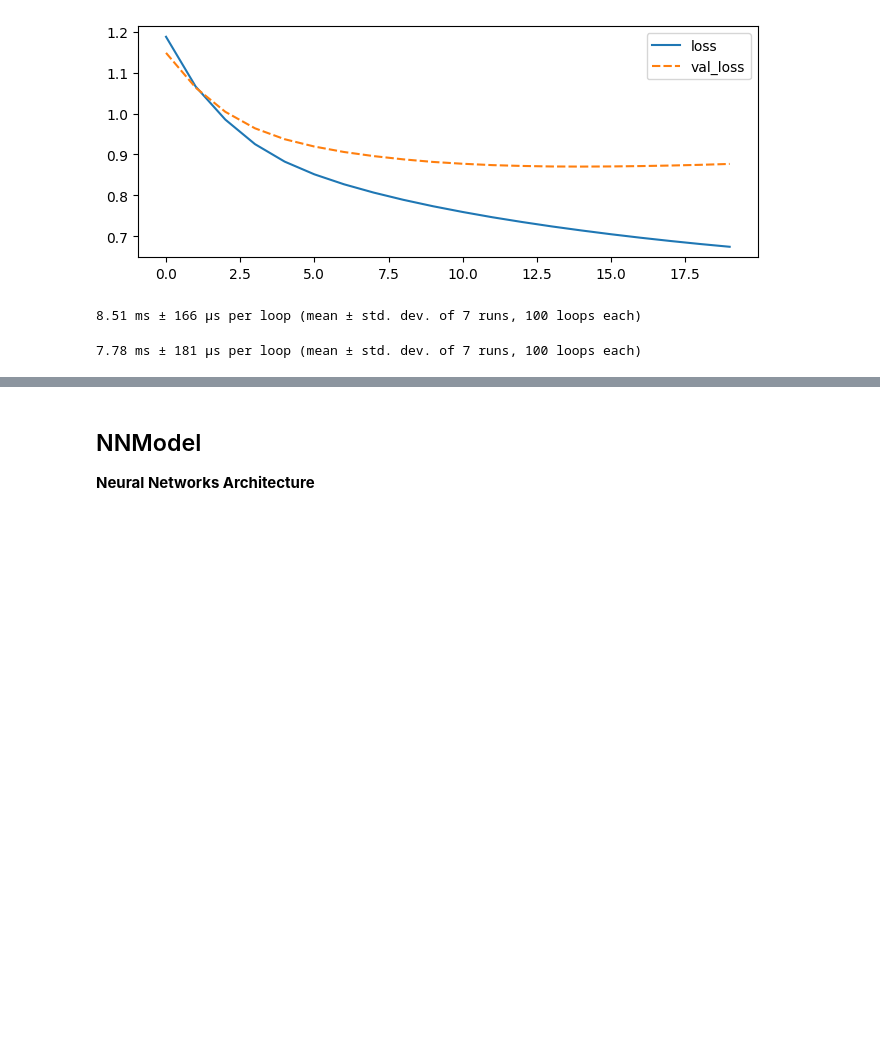
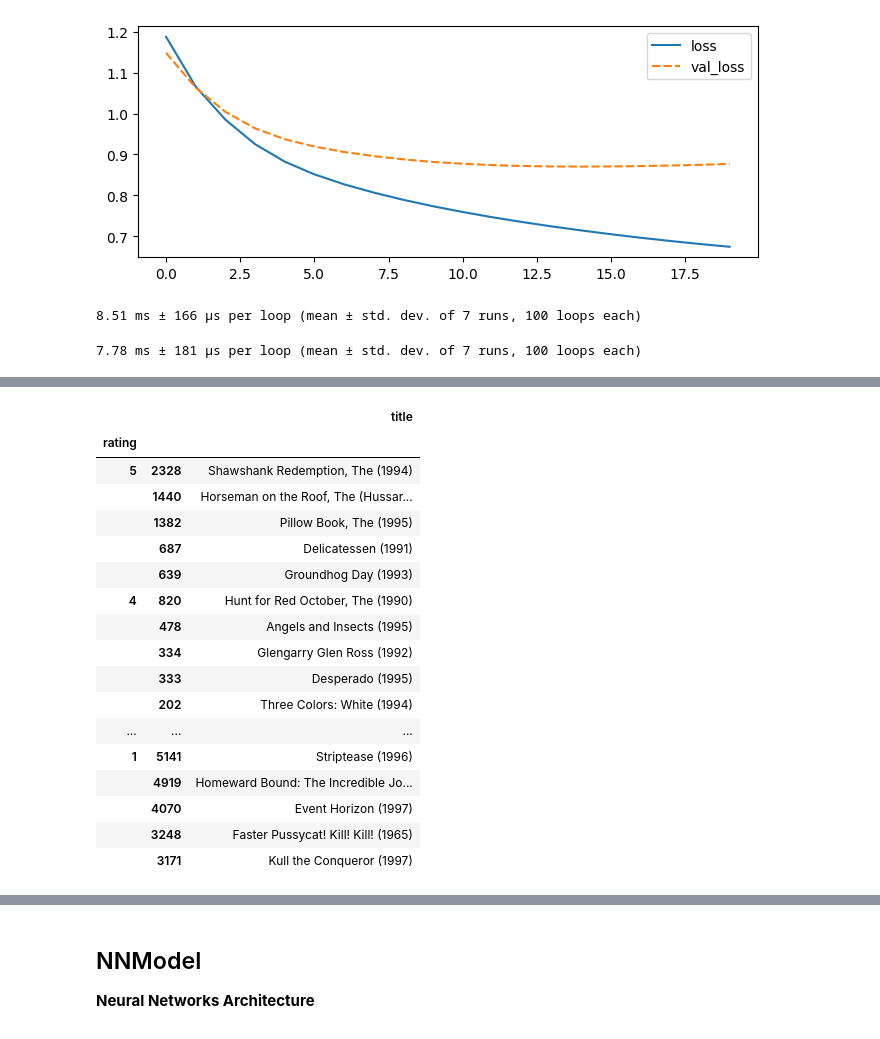
Before and after one commit to sunkusun9/rcmd_2503, a Jupyter notebook: 4.Matrix Factorization1.ipynb, the cells around one changed output, grey strips where cells are left out. Cells and saved outputs as stored; diff of their text form; code cells hidden in the pictures; blank space fills up the shorter version.

```diff
--- a/4.Matrix Factorization1.ipynb
+++ b/4.Matrix Factorization1.ipynb
@@ -1010,0 +1034,26 @@ mf_mean_model.predict_by_userid(1, df_movie.index)
+# %%
+df_ratings.query('`user id` == 1')[['item id', 'rating']].assign(
+    title = lambda x: x['item id'].map(df_movie['movie title']),
+    rating = lambda x: x['rating'].astype('int')
+).groupby('rating').apply(
+    lambda x: x[['title']].head(5), include_groups = False
+).sort_index(level=0, ascending = False)
+# %% [output]
+|  |  | title |
+| rating |  |  |
+| 5 | 2328 | Shawshank Redemption, The (1994) |
+|  | 1440 | Horseman on the Roof, The (Hussar... |
+|  | 1382 | Pillow Book, The (1995) |
+|  | 687 | Delicatessen (1991) |
+|  | 639 | Groundhog Day (1993) |
+| 4 | 820 | Hunt for Red October, The (1990) |
+|  | 478 | Angels and Insects (1995) |
+|  | 334 | Glengarry Glen Ross (1992) |
+|  | 333 | Desperado (1995) |
+|  | 202 | Three Colors: White (1994) |
+| ... | ... | ... |
+| 1 | 5141 | Striptease (1996) |
+|  | 4919 | Homeward Bound: The Incredible Jo... |
+|  | 4070 | Event Horizon (1997) |
+|  | 3248 | Faster Pussycat! Kill! Kill! (1965) |
+|  | 3171 | Kull the Conqueror (1997) |
```
Also changed, not shown: parts of 10 cells of this notebook, 4 other files.
